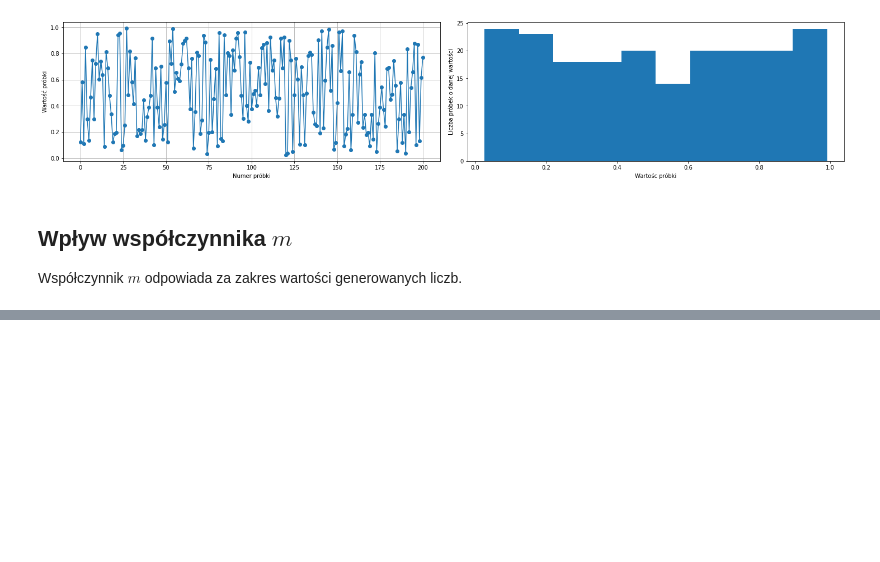
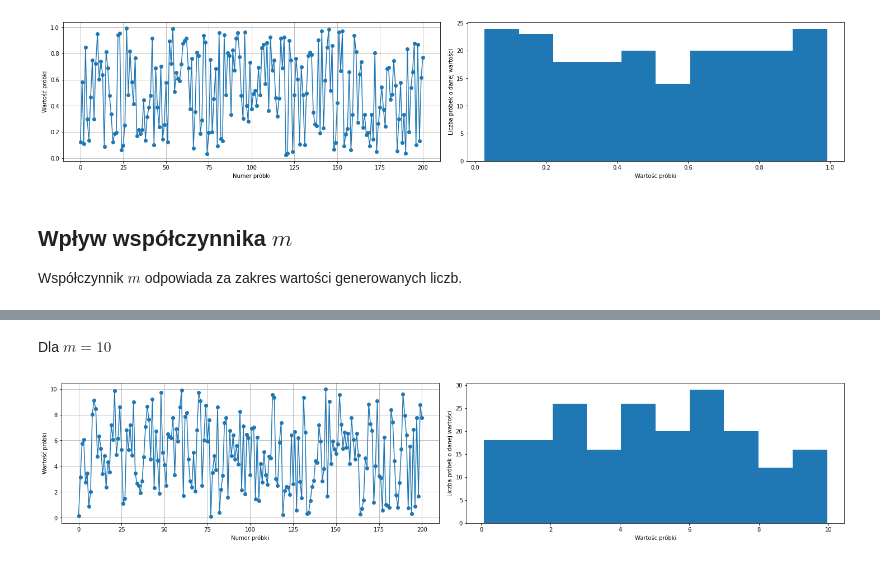
Before and after one commit to John15321/iims, a Jupyter notebook: lab0.ipynb, the cells around one changed output, grey strips where cells are left out. Drawn from its saved outputs; the diff is of its cells as text; code cells hidden in the pictures; blank space fills up the shorter version.

```diff
--- a/lab0.ipynb
+++ b/lab0.ipynb
@@ -172,0 +184,7 @@ Współczynnik $m$ odpowiada za zakres wartości generowanych liczb.
+# %% [markdown]
+Dla $m=10$
+# %%
+m = 10
+plot_lin_rng(n, x0, gnu_a, c, m)
+# %% [output]
+[figure, added]
```
Also changed, not shown: parts of 7 cells of this notebook.
